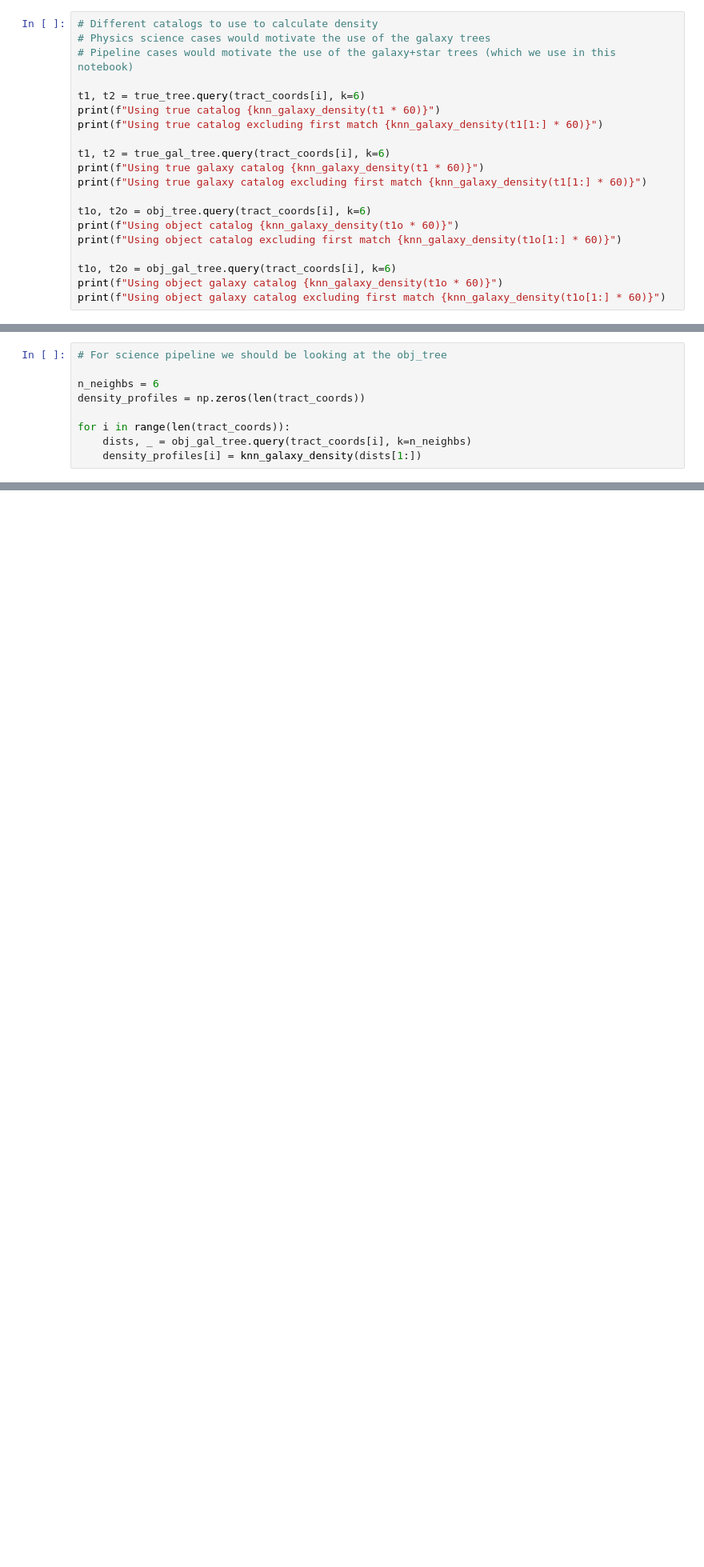
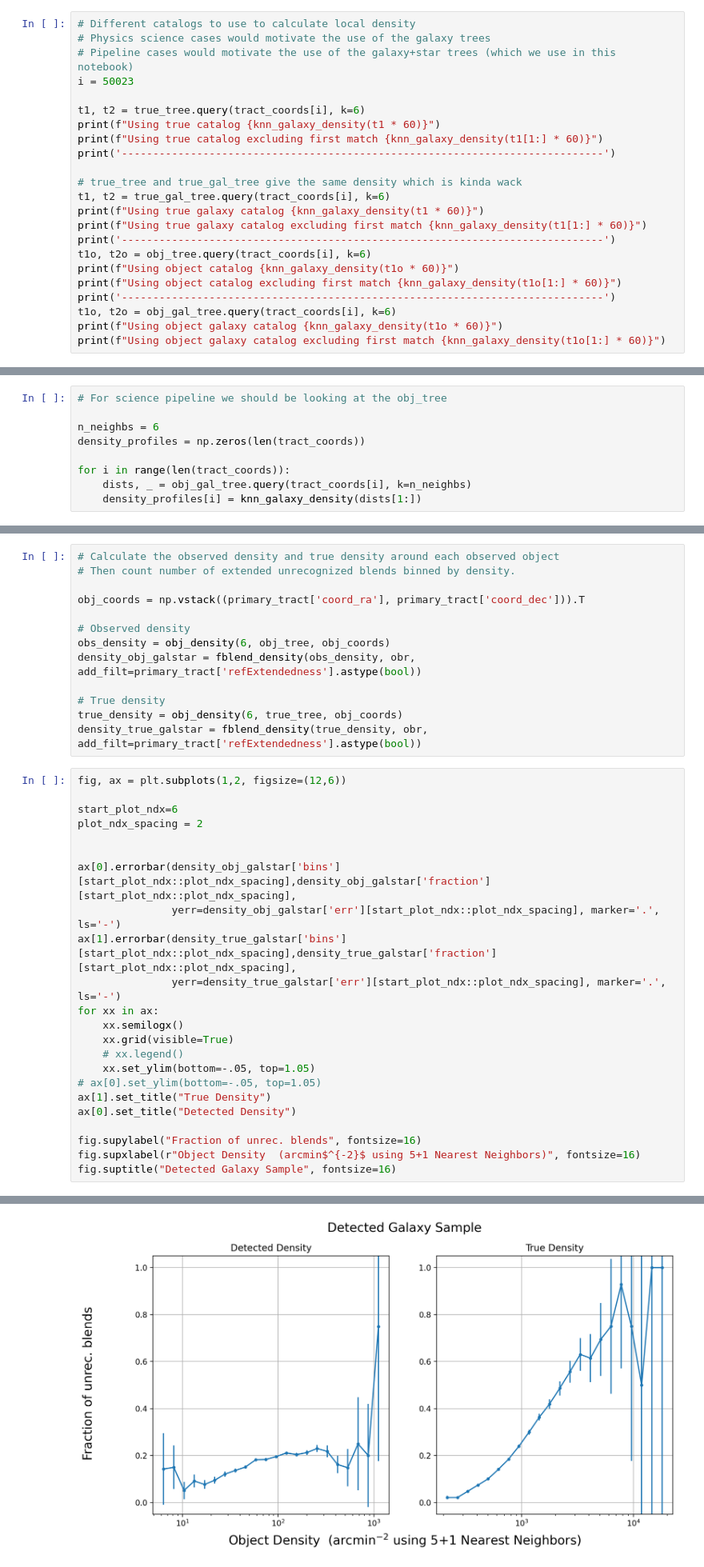
Before and after one commit to lsst-sitcom/ops_rehearsal_commissioning_2024, a Jupyter notebook: notebooks/DM-43773-unrecognized-blends.ipynb, the cells around one changed output, grey strips where cells are left out. Shown at 80% size. Drawn from its saved outputs; the diff is of its cells as text; blank space fills up the shorter version.

```diff
--- a/notebooks/DM-43773-unrecognized-blends.ipynb
+++ b/notebooks/DM-43773-unrecognized-blends.ipynb
@@ -576,22 +565,25 @@ for i,b in enumerate(bands):
 # %% [markdown]
 ## f_blend vs density
 # %%
-# Different catalogs to use to calculate density
+# Different catalogs to use to calculate local density
 # Physics science cases would motivate the use of the galaxy trees
 # Pipeline cases would motivate the use of the galaxy+star trees (which we use in this notebook)
+i = 50023
 
 t1, t2 = true_tree.query(tract_coords[i], k=6)
 print(f"Using true catalog {knn_galaxy_density(t1 * 60)}")
 print(f"Using true catalog excluding first match {knn_galaxy_density(t1[1:] * 60)}")
+print('-----------------------------------------------------------------------------')
 
+# true_tree and true_gal_tree give the same density which is kinda wack
 t1, t2 = true_gal_tree.query(tract_coords[i], k=6)
 print(f"Using true galaxy catalog {knn_galaxy_density(t1 * 60)}")
 print(f"Using true galaxy catalog excluding first match {knn_galaxy_density(t1[1:] * 60)}")
-
+print('-----------------------------------------------------------------------------')
 t1o, t2o = obj_tree.query(tract_coords[i], k=6)
 print(f"Using object catalog {knn_galaxy_density(t1o * 60)}")
 print(f"Using object catalog excluding first match {knn_galaxy_density(t1o[1:] * 60)}")
-
+print('-----------------------------------------------------------------------------')
 t1o, t2o = obj_gal_tree.query(tract_coords[i], k=6)
 print(f"Using object galaxy catalog {knn_galaxy_density(t1o * 60)}")
 print(f"Using object galaxy catalog excluding first match {knn_galaxy_density(t1o[1:] * 60)}")
@@ -725,0 +705,37 @@ ax.set_xlabel(r"Galaxy density (arcmin$^{-2}$)", fontsize=14);
+# %%
+# Calculate the observed density and true density around each observed object
+# Then count number of extended unrecognized blends binned by density.
+
+obj_coords = np.vstack((primary_tract['coord_ra'], primary_tract['coord_dec'])).T
+
+# Observed density
+obs_density = obj_density(6, obj_tree, obj_coords)
+density_obj_galstar = fblend_density(obs_density, obr, add_filt=primary_tract['refExtendedness'].astype(bool))
+
+# True density
+true_density = obj_density(6, true_tree, obj_coords)
+density_true_galstar = fblend_density(true_density, obr, add_filt=primary_tract['refExtendedness'].astype(bool))
+# %%
+fig, ax = plt.subplots(1,2, figsize=(12,6))
+
+start_plot_ndx=6
+plot_ndx_spacing = 2
+
+
+ax[0].errorbar(density_obj_galstar['bins'][start_plot_ndx::plot_ndx_spacing],density_obj_galstar['fraction'][start_plot_ndx::plot_ndx_spacing],
+               yerr=density_obj_galstar['err'][start_plot_ndx::plot_ndx_spacing], marker='.', ls='-')
+ax[1].errorbar(density_true_galstar['bins'][start_plot_ndx::plot_ndx_spacing],density_true_galstar['fraction'][start_plot_ndx::plot_ndx_spacing],
+               yerr=density_true_galstar['err'][start_plot_ndx::plot_ndx_spacing], marker='.', ls='-')
+for xx in ax:
+    xx.semilogx()
+    xx.grid(visible=True)
+    # xx.legend()
+    xx.set_ylim(bottom=-.05, top=1.05)
+# ax[0].set_ylim(bottom=-.05, top=1.05)
+ax[1].set_title("True Density")
+ax[0].set_title("Detected Density")
+
+fig.supylabel("Fraction of unrec. blends", fontsize=16)
+fig.supxlabel(r"Object Density  (arcmin$^{-2}$ using 5+1 Nearest Neighbors)", fontsize=16)
+fig.suptitle("Detected Galaxy Sample", fontsize=16)
+# %% [output]
@@ -725,0 +743 @@ ax.set_xlabel(r"Galaxy density (arcmin$^{-2}$)", fontsize=14);
+[figure, added]
```
Also changed, not shown: parts of 45 cells of this notebook.
